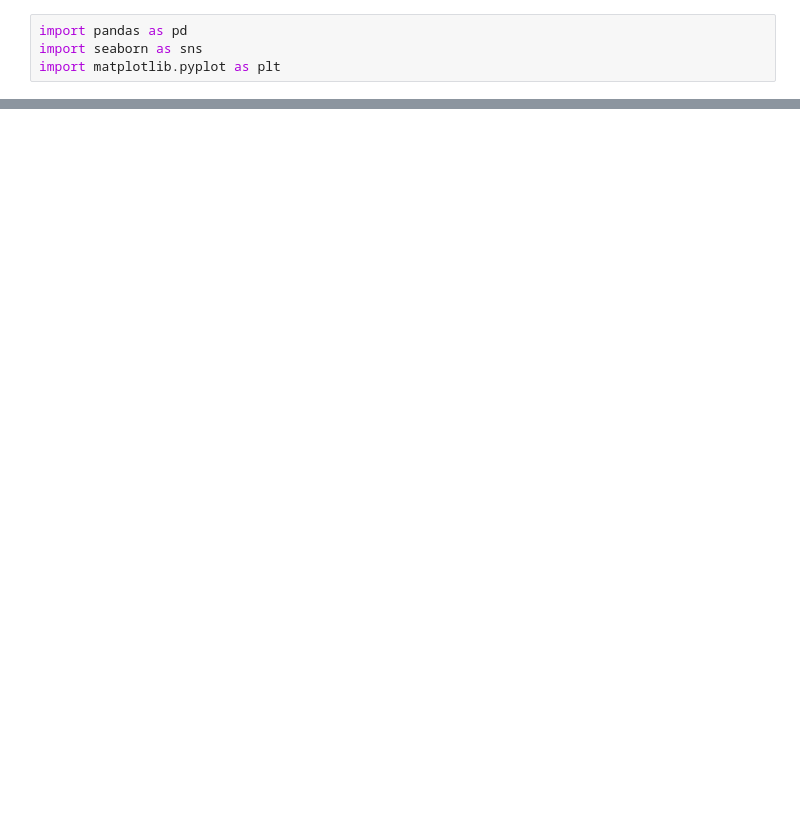
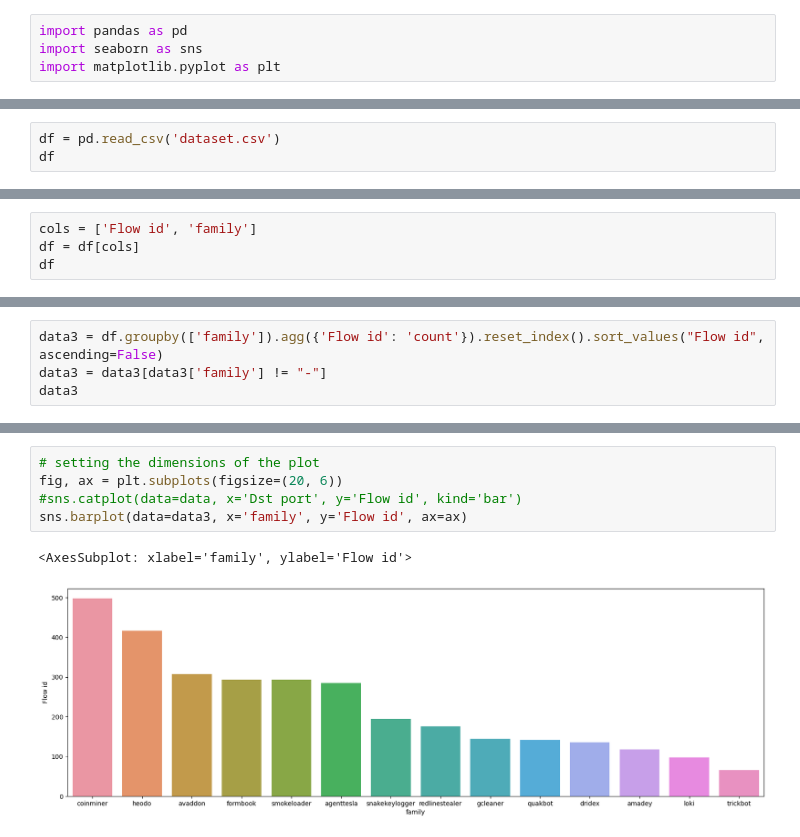
Before and after one commit to xvenc/bp-theses, a Jupyter notebook: data_visualization.ipynb, the cells around one changed output, grey strips where cells are left out. Cells and saved outputs as stored; diff of their text form; blank space fills up the shorter version.

```diff
--- a/data_visualization.ipynb
+++ b/data_visualization.ipynb
@@ -104,0 +100,3 @@ sns.barplot(data=data2, x='Application protocol', y='Flow id', ax=ax)
+# %%
+df = pd.read_csv('dataset.csv')
+df
@@ -104,0 +117,4 @@ sns.barplot(data=data2, x='Application protocol', y='Flow id', ax=ax)
+# %%
+cols = ['Flow id', 'family']
+df = df[cols]
+df
@@ -104,0 +135,4 @@ sns.barplot(data=data2, x='Application protocol', y='Flow id', ax=ax)
+# %%
+data3 = df.groupby(['family']).agg({'Flow id': 'count'}).reset_index().sort_values("Flow id", ascending=False)
+data3 = data3[data3['family'] != "-"]
+data3
@@ -104,0 +155,8 @@ sns.barplot(data=data2, x='Application protocol', y='Flow id', ax=ax)
+# %%
+# setting the dimensions of the plot
+fig, ax = plt.subplots(figsize=(20, 6))
+#sns.catplot(data=data, x='Dst port', y='Flow id', kind='bar')
+sns.barplot(data=data3, x='family', y='Flow id', ax=ax)
+# %% [output]
+<AxesSubplot: xlabel='family', ylabel='Flow id'>
+[figure, added]
```
Also changed, not shown: parts of 17 cells of this notebook.
